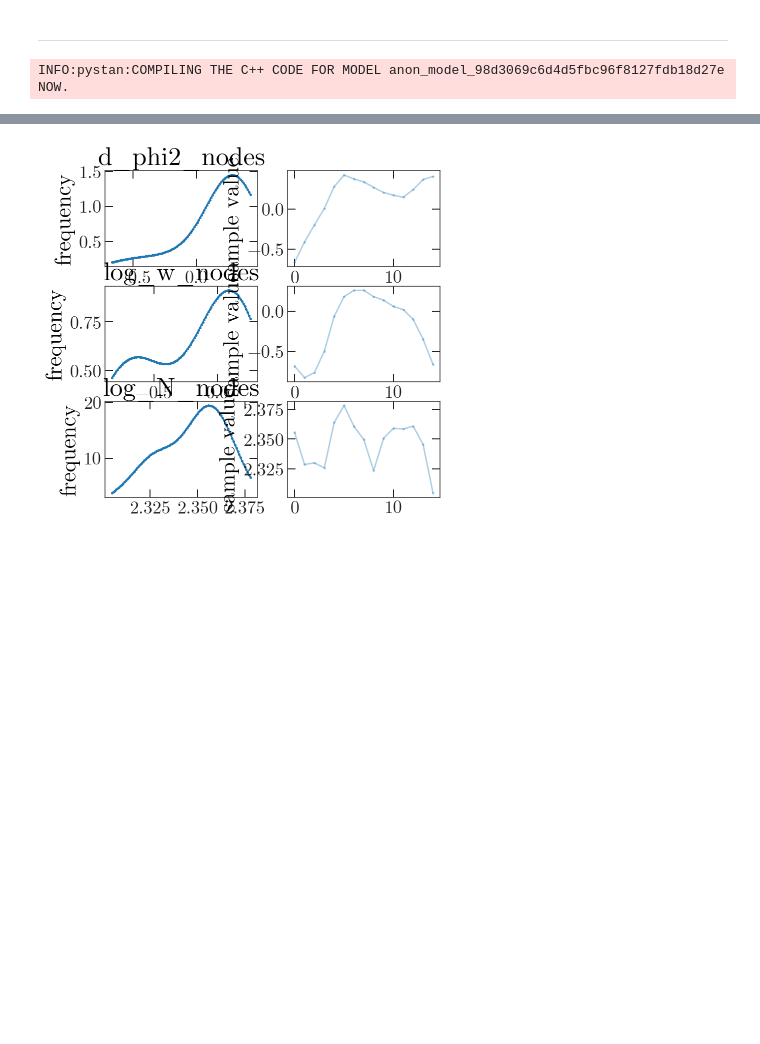
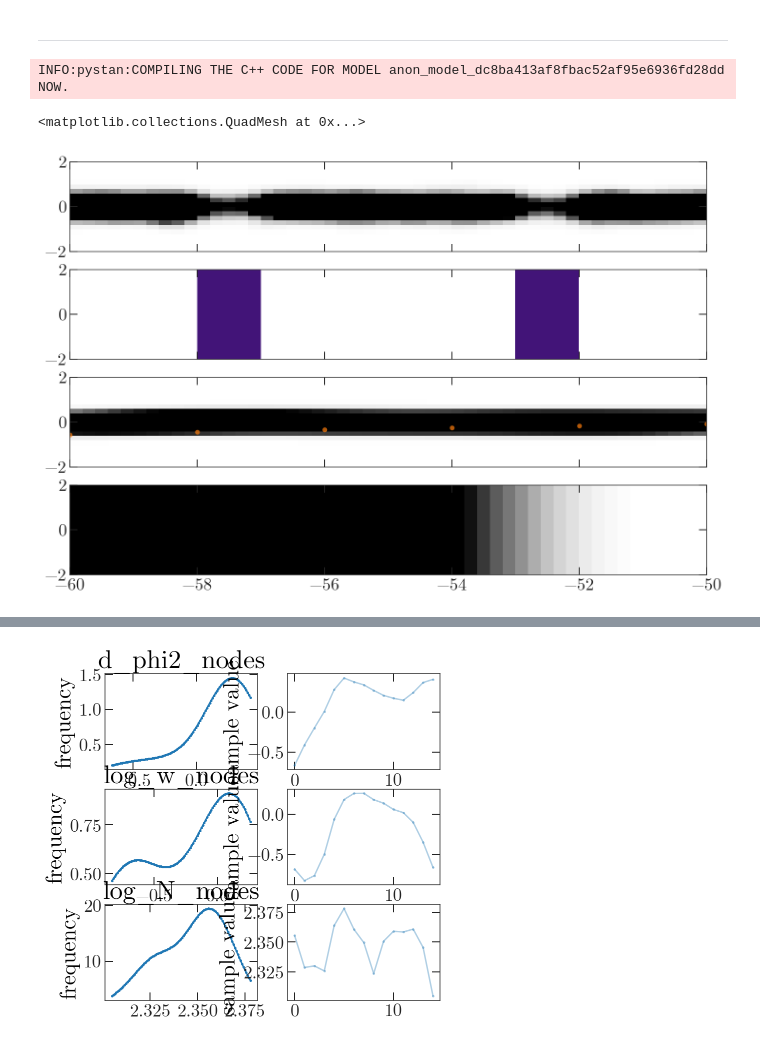
Before and after one commit to adrn/GD1-DR2, a Jupyter notebook: notebooks/Binned-density-model.ipynb, the cells around one changed output, grey strips where cells are left out. Cells and saved outputs as stored; diff of their text form; code cells hidden in the pictures; blank space fills up the shorter version.

Commit message:
updated models

```diff
--- a/notebooks/Binned-density-model.ipynb
+++ b/notebooks/Binned-density-model.ipynb
@@ -177,9 +112,7 @@ ax.pcolormesh(xe, ye, xmod.reshape(H.T.shape),
 # %% [markdown]
 ---
-# %%
-# sm = pystan.StanModel('../stan/binned_model_koposov.stan')
-# sm = pystan.StanModel('../stan/binned_model_simple.stan')
-sm = pystan.StanModel('../stan/binned_model_apw.stan')
-# %% [output]
-INFO:pystan:COMPILING THE C++ CODE FOR MODEL anon_model_98d3069c6d4d5fbc96f8127fdb18d27e NOW.
+# %%
+sm = pystan.StanModel('../stan/binned_model_apw.stan')
+# %% [output]
+INFO:pystan:COMPILING THE C++ CODE FOR MODEL anon_model_dc8ba413af8fbac52af95e6936fd28dd NOW.
 # %%
@@ -186,0 +123,26 @@ fit = sm.optimizing(data=data, init=inits[0])
+# %%
+fig, axes = plt.subplots(4, 1, figsize=(12, 8),
+                         sharex=True, sharey=True)
+
+ax = axes[0]
+ax.pcolormesh(xe, ye, gaussian_filter(H.T, 1),
+              cmap='Greys', vmin=1e-2, vmax=4)
+
+ax = axes[1]
+ax.pcolormesh(xe, ye, S.T,
+              cmap='hesperia', vmin=0, vmax=1)
+
+ax = axes[2]
+ax.pcolormesh(xe, ye, np.exp(fit['log_gd1_int'].reshape(H.T.shape)),
+              cmap='Greys', vmin=1e-2, vmax=4)
+ax.plot(phi1_nodes, phi2_nodes,
+        marker='o', alpha=0.7,
+        ls='none', color='tab:orange')
+
+ax = axes[3]
+ax.pcolormesh(xe, ye,
+              np.exp(fit['log_bg_int'].reshape(H.T.shape)),
+              cmap='Greys', vmin=1e-3, vmax=1e-2)
+# %% [output]
+<matplotlib.collections.QuadMesh at 0x...>
+[figure, added]
```
Also changed, not shown: parts of 22 cells of this notebook, 3 other files.
